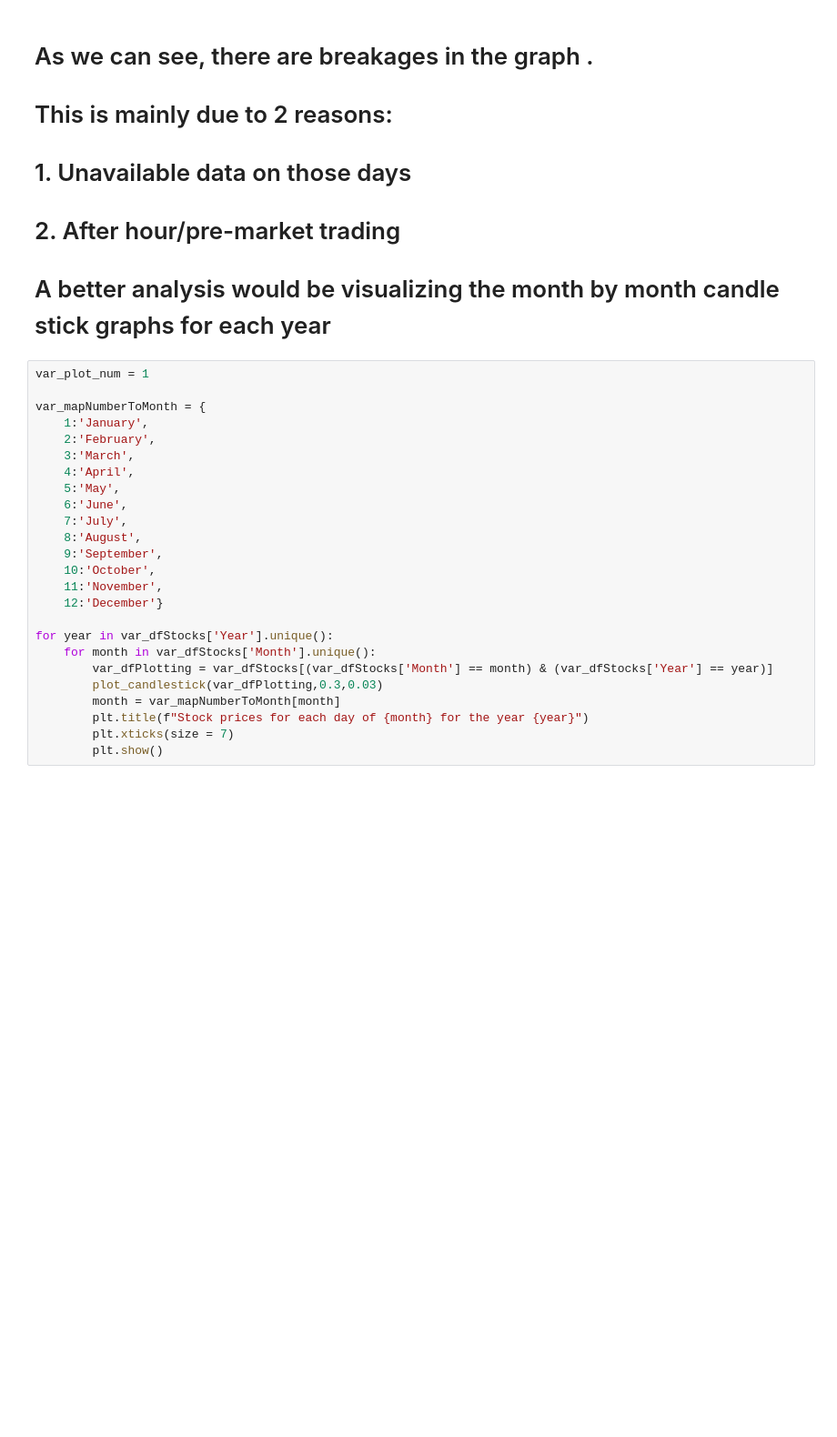
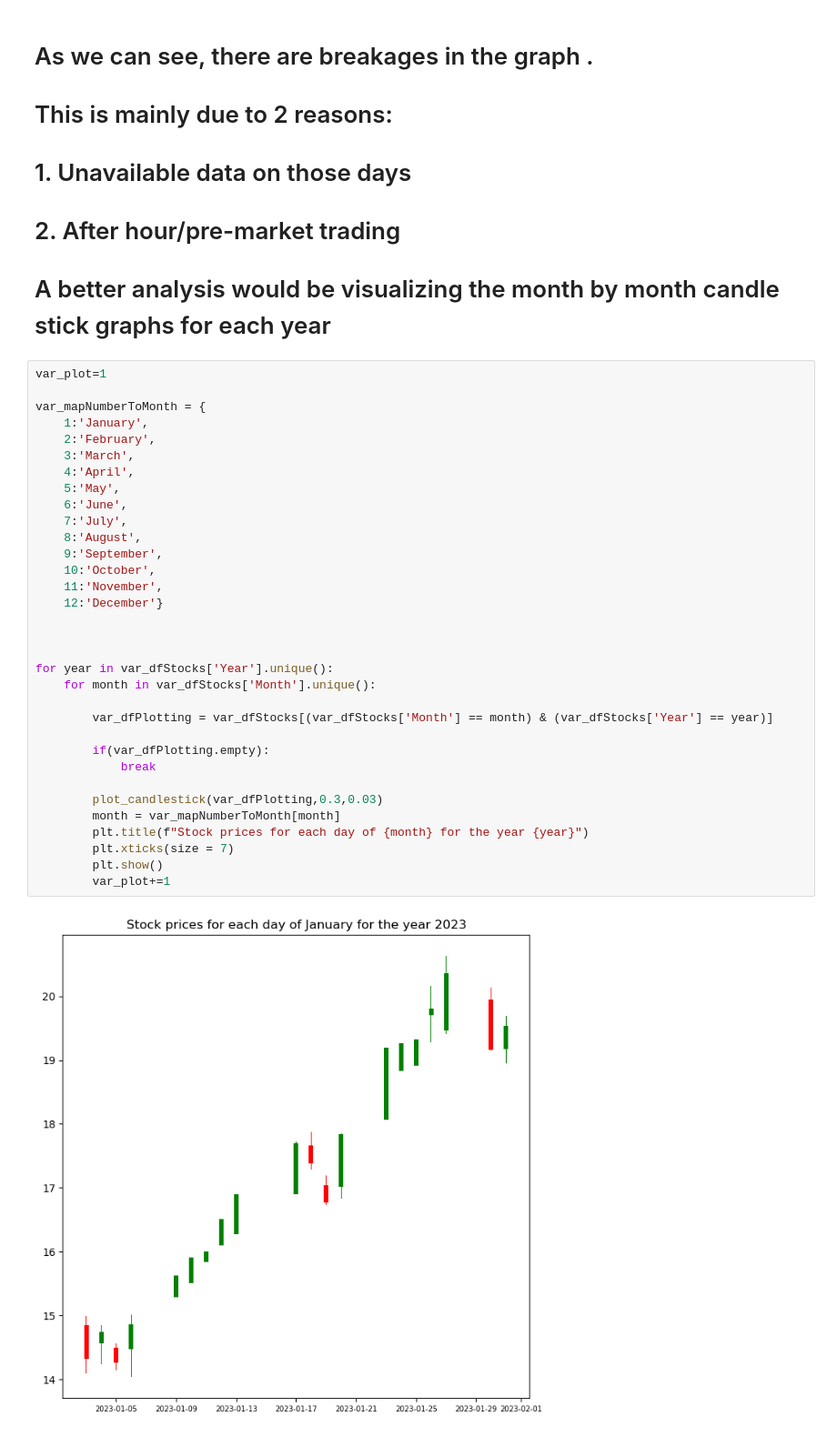
Before and after one commit to OswinDsilva/DataVisualisation_Lab_Assignments, a Jupyter notebook: Case Study/Week11-12_CaseStudy_240905268.ipynb, the cells around one changed output. Shown at 91% size. Saved outputs shown, nothing was run; the diff lists cells and outputs as text; blank space fills up the shorter version.

```diff
--- a/Case Study/Week11-12_CaseStudy_240905268.ipynb
+++ b/Case Study/Week11-12_CaseStudy_240905268.ipynb
@@ -115,27 +216,37 @@ plt.show()
 
 # A better analysis would be visualizing the month by month candle stick graphs for each year
 # %%
-var_plot_num = 1
+var_plot=1
 
 var_mapNumberToMonth = {
     1:'January',
     2:'February',
     3:'March',
     4:'April',
     5:'May',
     6:'June',
     7:'July',
     8:'August',
     9:'September',
     10:'October',
     11:'November',
     12:'December'}
 
+
+
 for year in var_dfStocks['Year'].unique():
     for month in var_dfStocks['Month'].unique():
+
         var_dfPlotting = var_dfStocks[(var_dfStocks['Month'] == month) & (var_dfStocks['Year'] == year)]
+
+        if(var_dfPlotting.empty):
+            break
+
         plot_candlestick(var_dfPlotting,0.3,0.03)
         month = var_mapNumberToMonth[month]
         plt.title(f"Stock prices for each day of {month} for the year {year}")
         plt.xticks(size = 7)
         plt.show()
+        var_plot+=1
+# %% [output]
+[figure, added]
```
Also changed, not shown: parts of 10 cells of this notebook.
